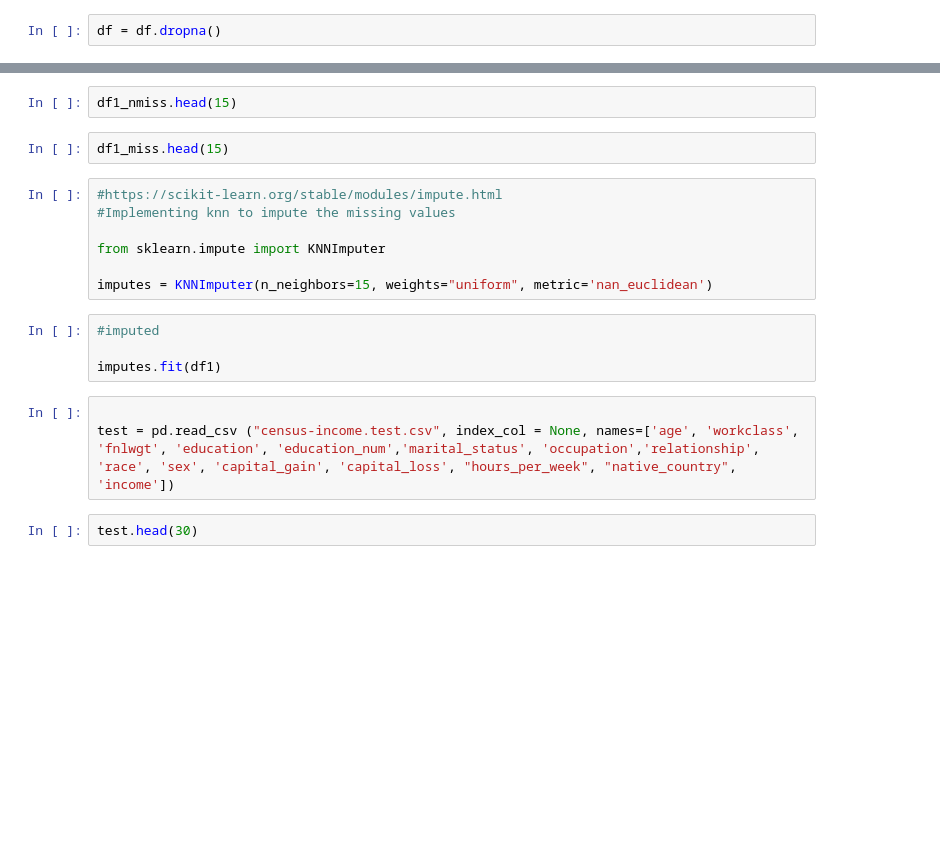
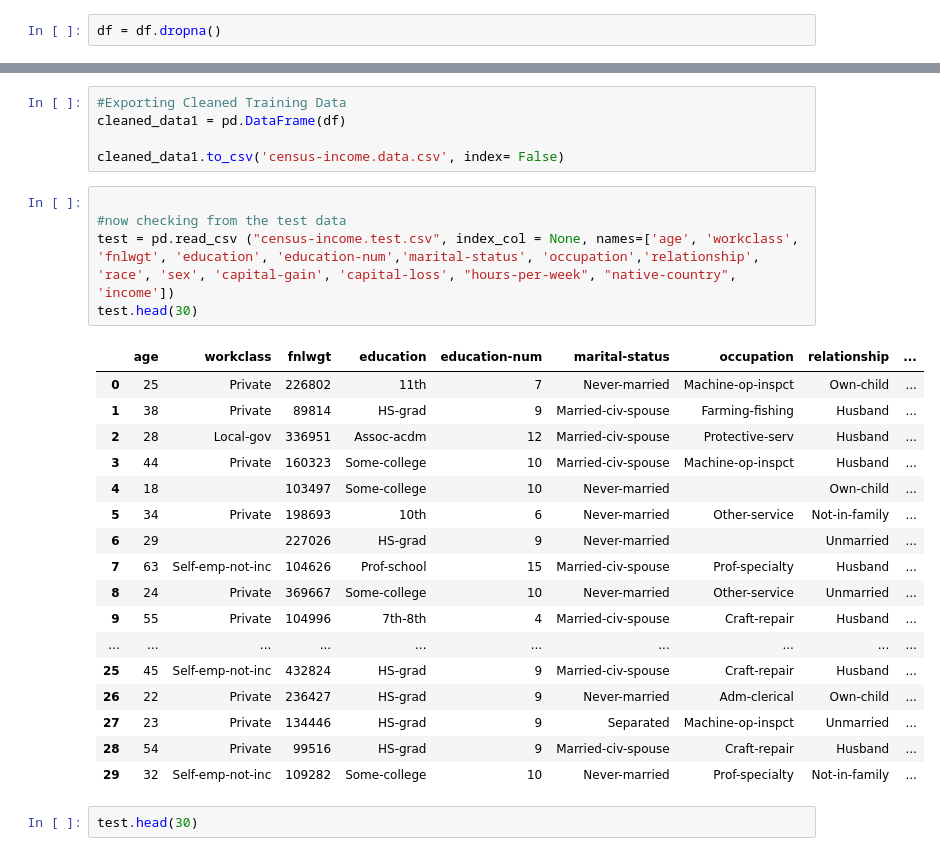
Before and after one commit to jasonfzf00/income_classify_CISC5790, a Jupyter notebook: Handling Missing Values/Pre-processing.ipynb, the cells around one changed output, grey strips where cells are left out. Cells and saved outputs as stored; diff of their text form; blank space fills up the shorter version.

Commit message:
Cleaned data

```diff
--- a/Handling Missing Values/Pre-processing.ipynb
+++ b/Handling Missing Values/Pre-processing.ipynb
@@ -99,21 +128,31 @@ df1_miss = df1[df1[features].isnull().any(axis=1)]
-# %%
-df1_nmiss.head(15)
-# %%
-df1_miss.head(15)
-# %%
-#https://scikit-learn.org/stable/modules/impute.html
-#Implementing knn to impute the missing values
-
-from sklearn.impute import KNNImputer
-
-imputes = KNNImputer(n_neighbors=15, weights="uniform", metric='nan_euclidean')
-# %%
-#imputed
-
-imputes.fit(df1)
+# %%
+#Exporting Cleaned Training Data
+cleaned_data1 = pd.DataFrame(df)
+
+cleaned_data1.to_csv('census-income.data.csv', index= False)
 # %%
 
-test = pd.read_csv ("census-income.test.csv", index_col = None, names=['age', 'workclass', 'fnlwgt', 'education', 'education_num','marital_status', 'occupation','relationship', 'race', 'sex', 'capital_gain', 'capital_loss', "hours_per_week", "native_country", 'income'])
+#now checking from the test data
+test = pd.read_csv ("census-income.test.csv", index_col = None, names=['age', 'workclass', 'fnlwgt', 'education', 'education-num','marital-status', 'occupation','relationship', 'race', 'sex', 'capital-gain', 'capital-loss', "hours-per-week", "native-country", 'income'])
+test.head(30)
+# %% [output]
+|  | age | workclass | fnlwgt | education | education-num | marital-status | occupation | relationship | ... |
+| 0 | 25 | Private | 226802 | 11th | 7 | Never-married | Machine-op-inspct | Own-child | ... |
+| 1 | 38 | Private | 89814 | HS-grad | 9 | Married-civ-spouse | Farming-fishing | Husband | ... |
+| 2 | 28 | Local-gov | 336951 | Assoc-acdm | 12 | Married-civ-spouse | Protective-serv | Husband | ... |
+| 3 | 44 | Private | 160323 | Some-college | 10 | Married-civ-spouse | Machine-op-inspct | Husband | ... |
+| 4 | 18 |  | 103497 | Some-college | 10 | Never-married |  | Own-child | ... |
+| 5 | 34 | Private | 198693 | 10th | 6 | Never-married | Other-service | Not-in-family | ... |
+| 6 | 29 |  | 227026 | HS-grad | 9 | Never-married |  | Unmarried | ... |
+| 7 | 63 | Self-emp-not-inc | 104626 | Prof-school | 15 | Married-civ-spouse | Prof-specialty | Husband | ... |
+| 8 | 24 | Private | 369667 | Some-college | 10 | Never-married | Other-service | Unmarried | ... |
+| 9 | 55 | Private | 104996 | 7th-8th | 4 | Married-civ-spouse | Craft-repair | Husband | ... |
+| ... | ... | ... | ... | ... | ... | ... | ... | ... | ... |
+| 25 | 45 | Self-emp-not-inc | 432824 | HS-grad | 9 | Married-civ-spouse | Craft-repair | Husband | ... |
+| 26 | 22 | Private | 236427 | HS-grad | 9 | Never-married | Adm-clerical | Own-child | ... |
+| 27 | 23 | Private | 134446 | HS-grad | 9 | Separated | Machine-op-inspct | Unmarried | ... |
+| 28 | 54 | Private | 99516 | HS-grad | 9 | Married-civ-spouse | Craft-repair | Husband | ... |
+| 29 | 32 | Self-emp-not-inc | 109282 | Some-college | 10 | Never-married | Prof-specialty | Not-in-family | ... |
 # %%
 test.head(30)
 # %%
```
Also changed, not shown: parts of 20 cells of this notebook, 5 other files.
